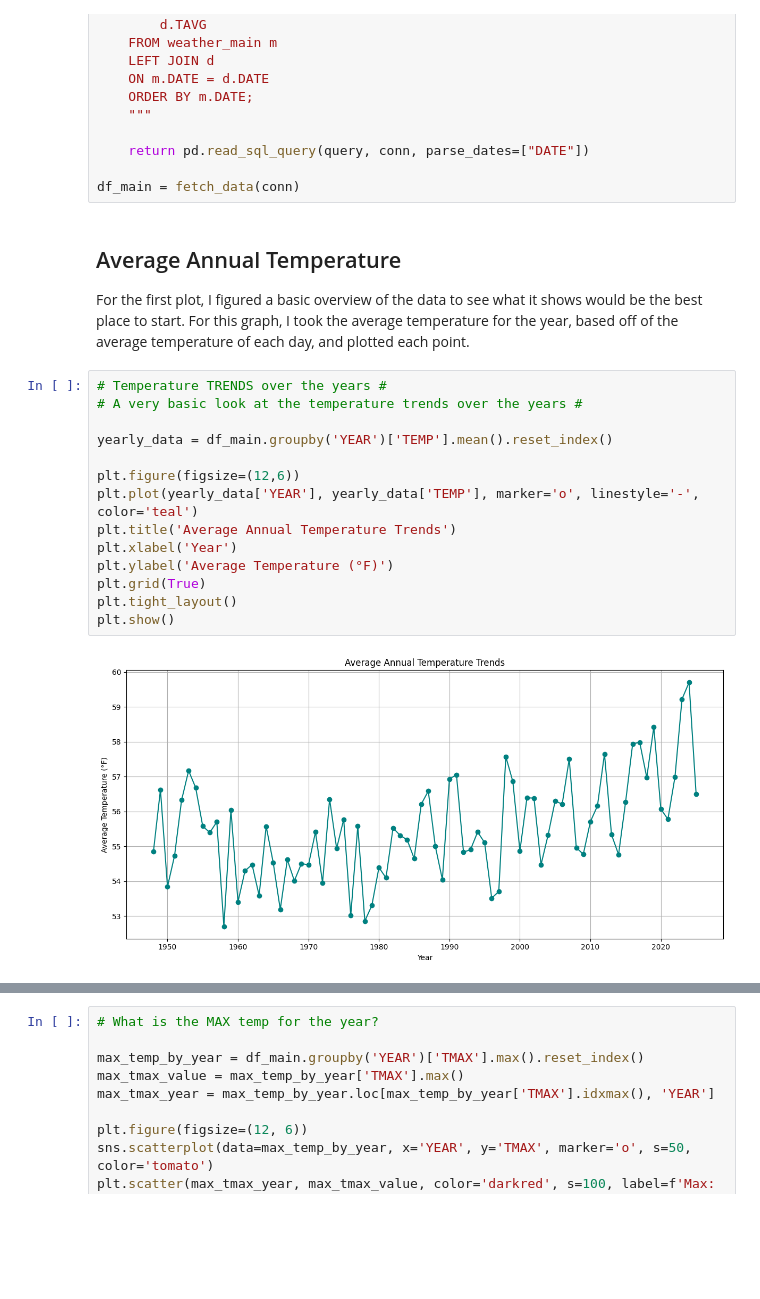
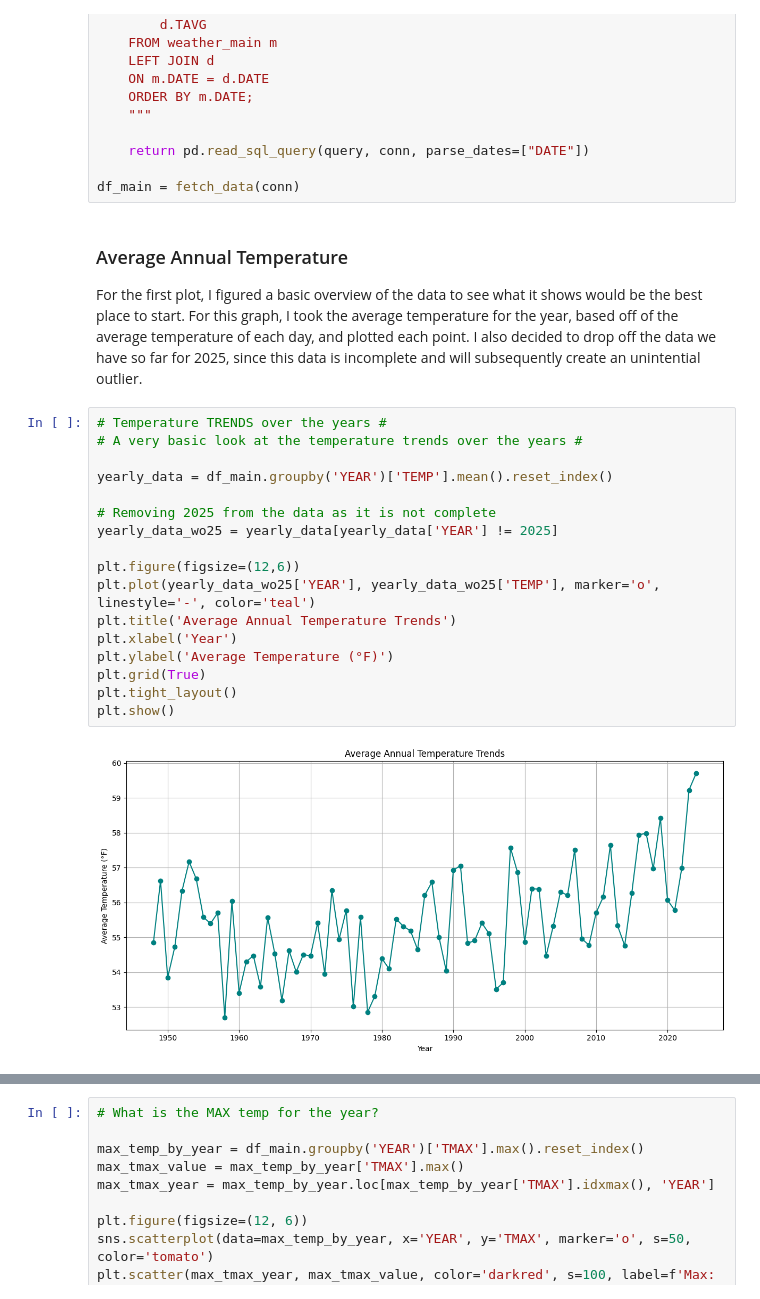
Before and after one commit to taylynne/code_you_capstone, a Jupyter notebook: data_analysis.ipynb, the cells around one changed output, grey strips where cells are left out. Cells and saved outputs as stored; diff of their text form; blank space fills up the shorter version.

```diff
--- a/data_analysis.ipynb
+++ b/data_analysis.ipynb
@@ -58,23 +59,26 @@ def fetch_data(conn: sqlite3.Connection) -> pd.DataFrame:
 
 df_main = fetch_data(conn)
 # %% [markdown]
-## Average Annual Temperature
+### Average Annual Temperature
 
-For the first plot, I figured a basic overview of the data to see what it shows would be the best place to start.  For this graph, I took the average temperature for the year, based off of the average temperature of each day, and plotted each point.
+For the first plot, I figured a basic overview of the data to see what it shows would be the best place to start.  For this graph, I took the average temperature for the year, based off of the average temperature of each day, and plotted each point.  I also decided to drop off the data we have so far for 2025, since this data is incomplete and will subsequently create an unintential outlier.
 # %%
 # Temperature TRENDS over the years #
 # A very basic look at the temperature trends over the years #
 
 yearly_data = df_main.groupby('YEAR')['TEMP'].mean().reset_index()
 
+# Removing 2025 from the data as it is not complete
+yearly_data_wo25 = yearly_data[yearly_data['YEAR'] != 2025]
+
 plt.figure(figsize=(12,6))
-plt.plot(yearly_data['YEAR'], yearly_data['TEMP'], marker='o', linestyle='-', color='teal')
+plt.plot(yearly_data_wo25['YEAR'], yearly_data_wo25['TEMP'], marker='o', linestyle='-', color='teal')
 plt.title('Average Annual Temperature Trends')
 plt.xlabel('Year')
 plt.ylabel('Average Temperature (°F)')
 plt.grid(True)
 plt.tight_layout()
 plt.show()
 # %% [output]
-[figure, old version]
+[figure, new version]
 # %% [markdown]
```
Also changed, not shown: parts of 9 cells of this notebook, 1 other file.
